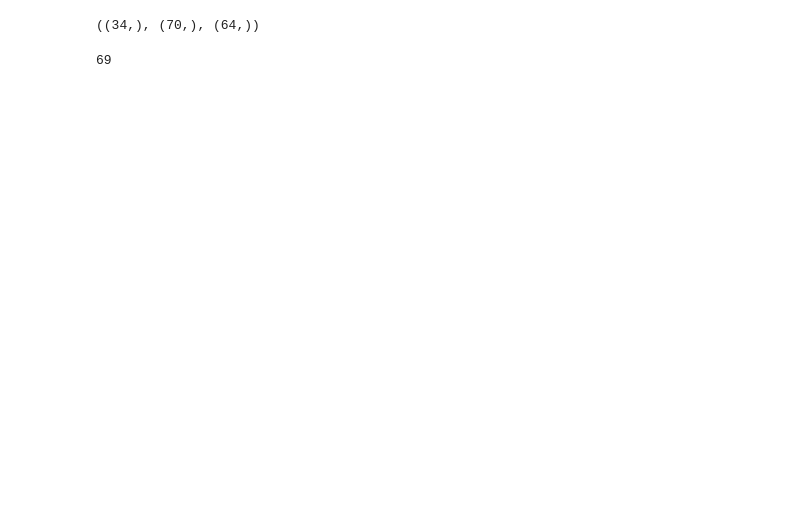
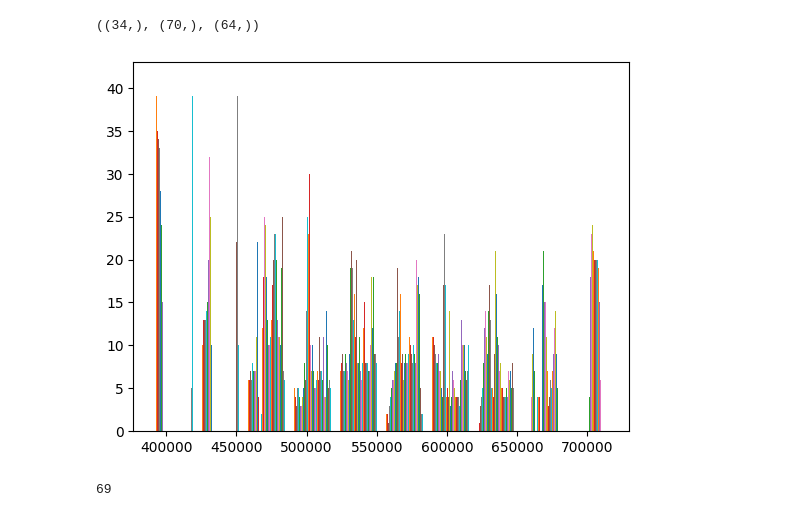
Before and after one commit to AmitavaDutta/gravity_tesseroids, a Jupyter notebook: gravity_distribution_tesseroids.ipynb, the cells around one changed output. Saved outputs shown, nothing was run; the diff lists cells and outputs as text; code cells hidden in the pictures; blank space fills up the shorter version.

```diff
--- a/gravity_distribution_tesseroids.ipynb
+++ b/gravity_distribution_tesseroids.ipynb
@@ -327,6 +325,10 @@ def count_tesseroids_at_point(target_lat, target_lon, tesseroids):
 
     interpolator = scipy.interpolate.NearestNDInterpolator(unique_coords, values)
     return int(interpolator(target_lat, target_lon))
+# %%
+plt.hist(gravity);
+# %% [output]
+[figure, added]
 # %%
 lat = 7
 lon = -53
```
Also changed, not shown: parts of 12 cells of this notebook.
